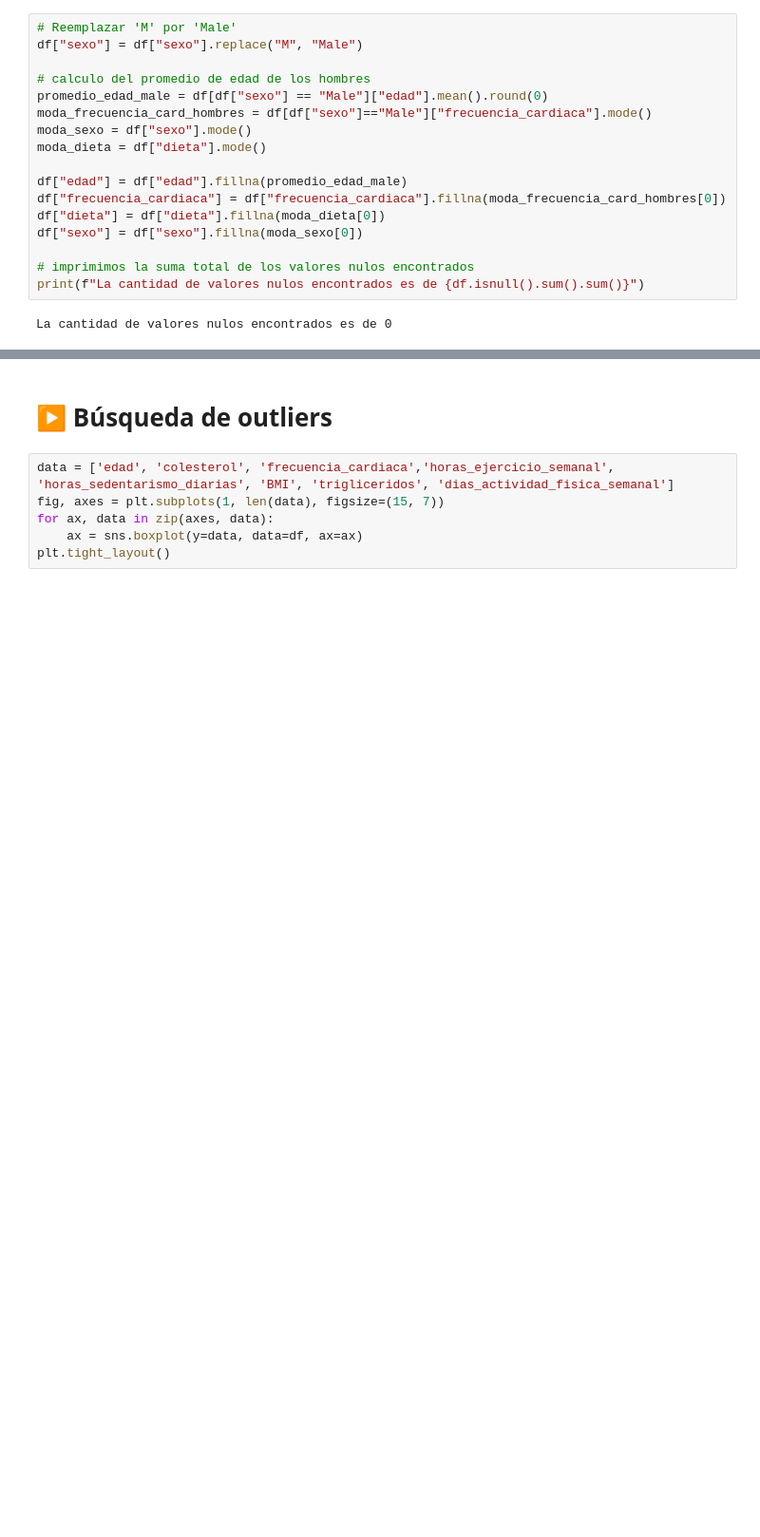
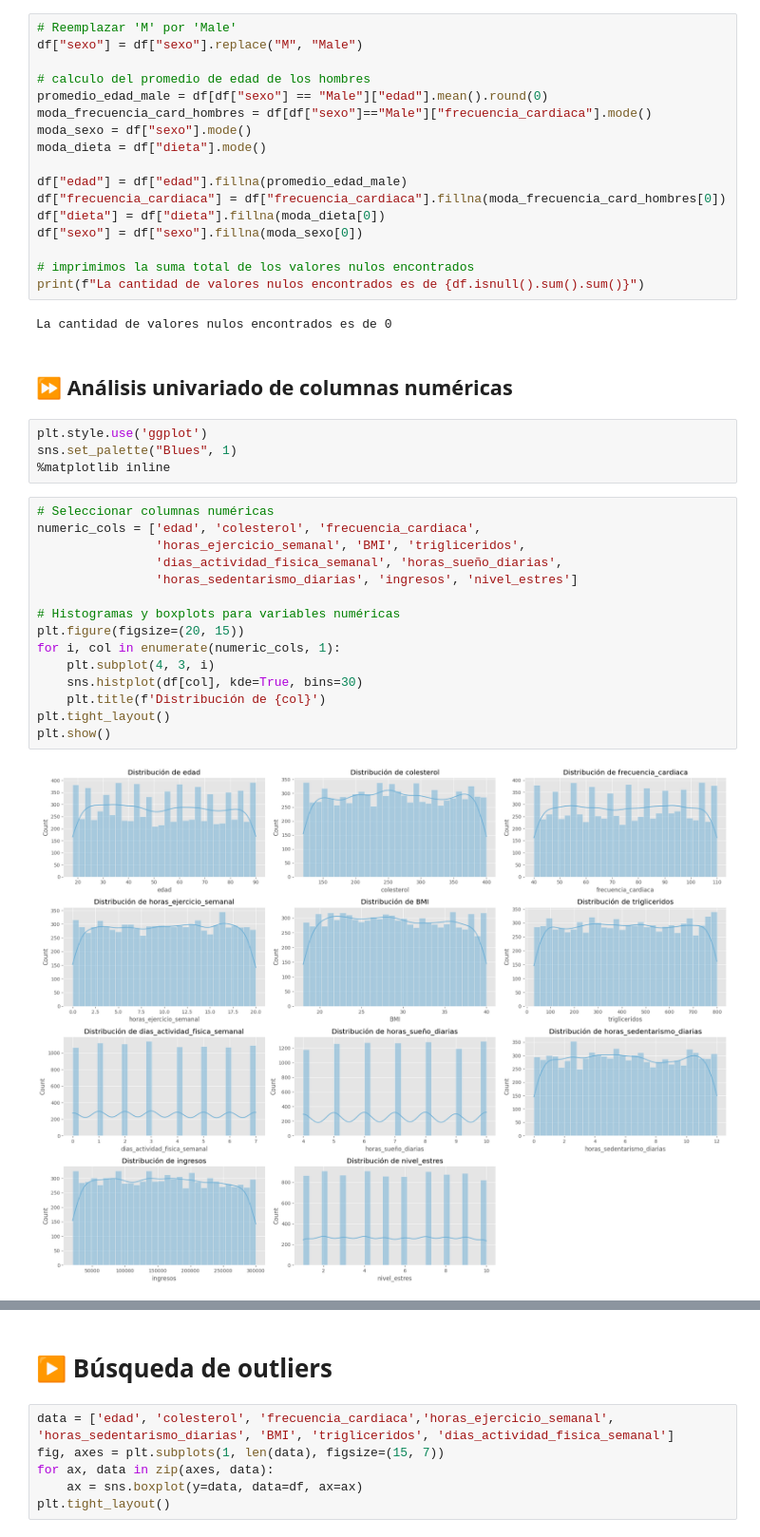
Before and after one commit to nueveonce/DS-Etapa-2-final, a Jupyter notebook: Proyecto_Final_Toledo_Roberto.ipynb, the cells around one changed output, grey strips where cells are left out. Shown at 95% size. Saved outputs shown, nothing was run; the diff lists cells and outputs as text; blank space fills up the shorter version.

```diff
--- a/Proyecto_Final_Toledo_Roberto.ipynb
+++ b/Proyecto_Final_Toledo_Roberto.ipynb
@@ -452,3 +452,26 @@ df["sexo"] = df["sexo"].fillna(moda_sexo[0])
 print(f"La cantidad de valores nulos encontrados es de {df.isnull().sum().sum()}")
 # %% [output]
 La cantidad de valores nulos encontrados es de 0
+# %% [markdown]
+## ⏩ Análisis univariado de columnas numéricas
+# %%
+plt.style.use('ggplot')
+sns.set_palette("Blues", 1)
+%matplotlib inline
+# %%
+# Seleccionar columnas numéricas
+numeric_cols = ['edad', 'colesterol', 'frecuencia_cardiaca',
+                'horas_ejercicio_semanal', 'BMI', 'trigliceridos',
+                'dias_actividad_fisica_semanal', 'horas_sueño_diarias',
+                'horas_sedentarismo_diarias', 'ingresos', 'nivel_estres']
+
+# Histogramas y boxplots para variables numéricas
+plt.figure(figsize=(20, 15))
+for i, col in enumerate(numeric_cols, 1):
+    plt.subplot(4, 3, i)
+    sns.histplot(df[col], kde=True, bins=30)
+    plt.title(f'Distribución de {col}')
+plt.tight_layout()
+plt.show()
+# %% [output]
+[figure, added]
```
Also changed, not shown: parts of 26 cells of this notebook.
